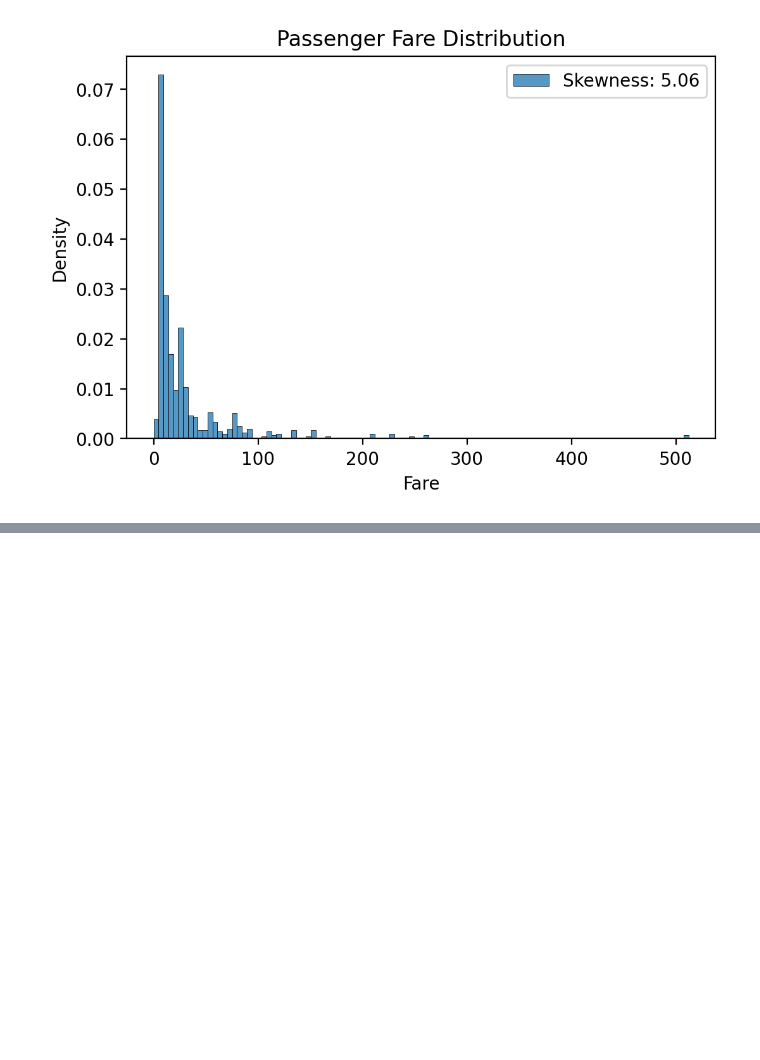
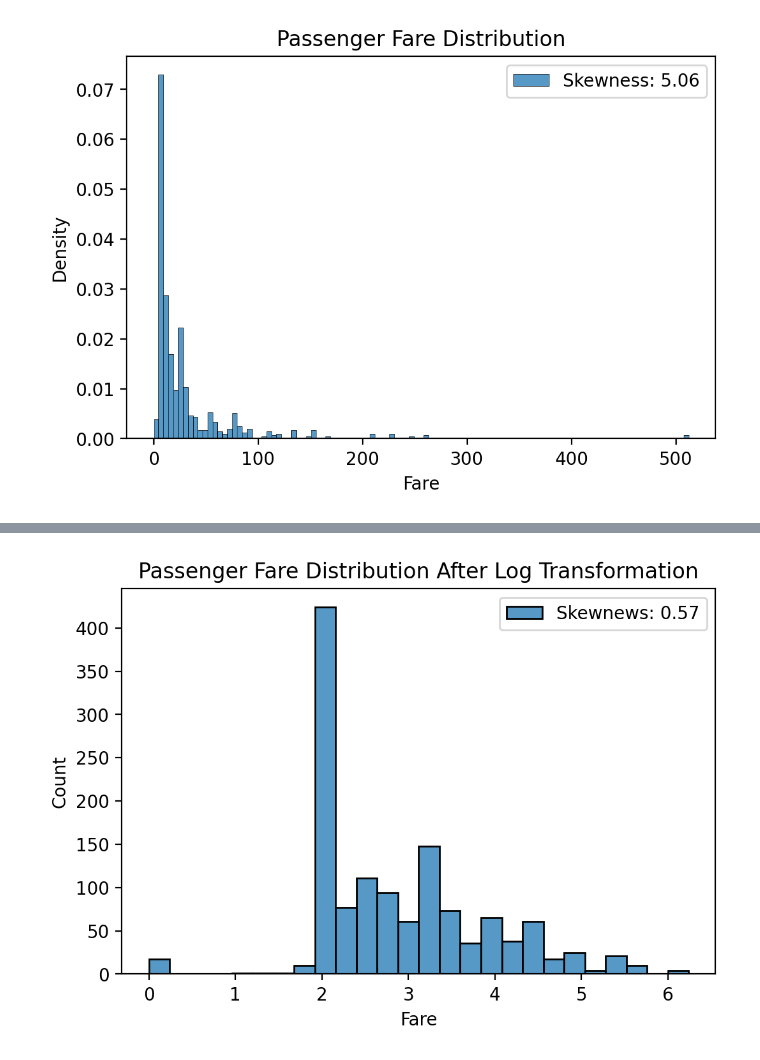
Before and after one commit to johnaboucha/data-science, a Jupyter notebook: 002.Titanic/Titanic.ipynb, the cells around one changed output, grey strips where cells are left out. Cells and saved outputs as stored; diff of their text form; code cells hidden in the pictures; blank space fills up the shorter version.

```diff
--- a/002.Titanic/Titanic.ipynb
+++ b/002.Titanic/Titanic.ipynb
@@ -518,0 +706,14 @@ Skewness can affect model accuracy.
+# %%
+# Apply log transformation to Fare column to reduce skewness
+
+combine['Fare'] = combine['Fare'].map(lambda x: np.log(x) if x > 0 else 0)
+# %%
+# Passenger fare distribution after log transformation
+
+fig = plt.figure(dpi=200)
+sns.histplot(combine['Fare'], label='Skewnews: %.2f'%(combine['Fare'].skew()))
+plt.legend()
+plt.title('Passenger Fare Distribution After Log Transformation')
+plt.show()
+# %% [output]
+[figure, added]
```
Also changed, not shown: parts of 80 cells of this notebook, 5 other files.
